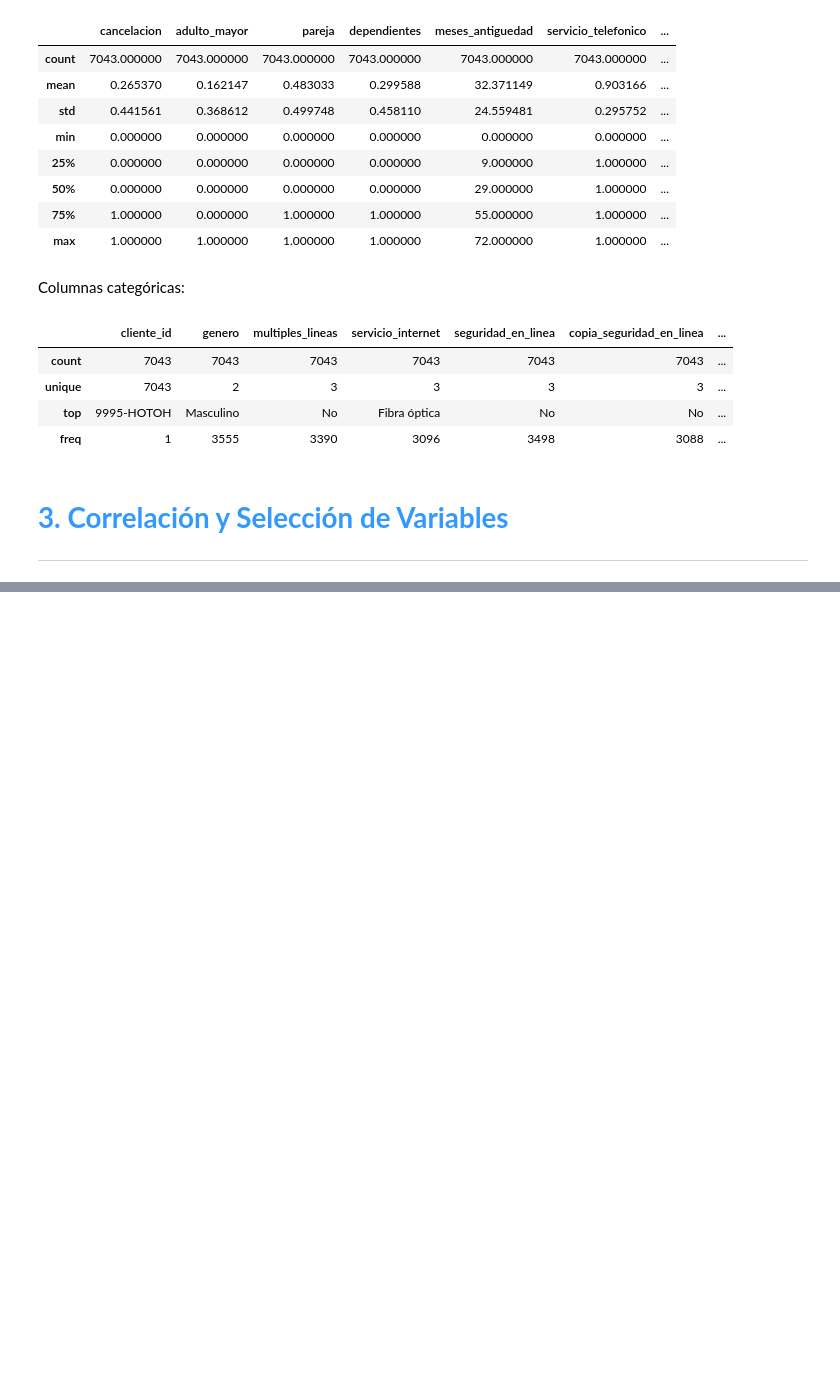
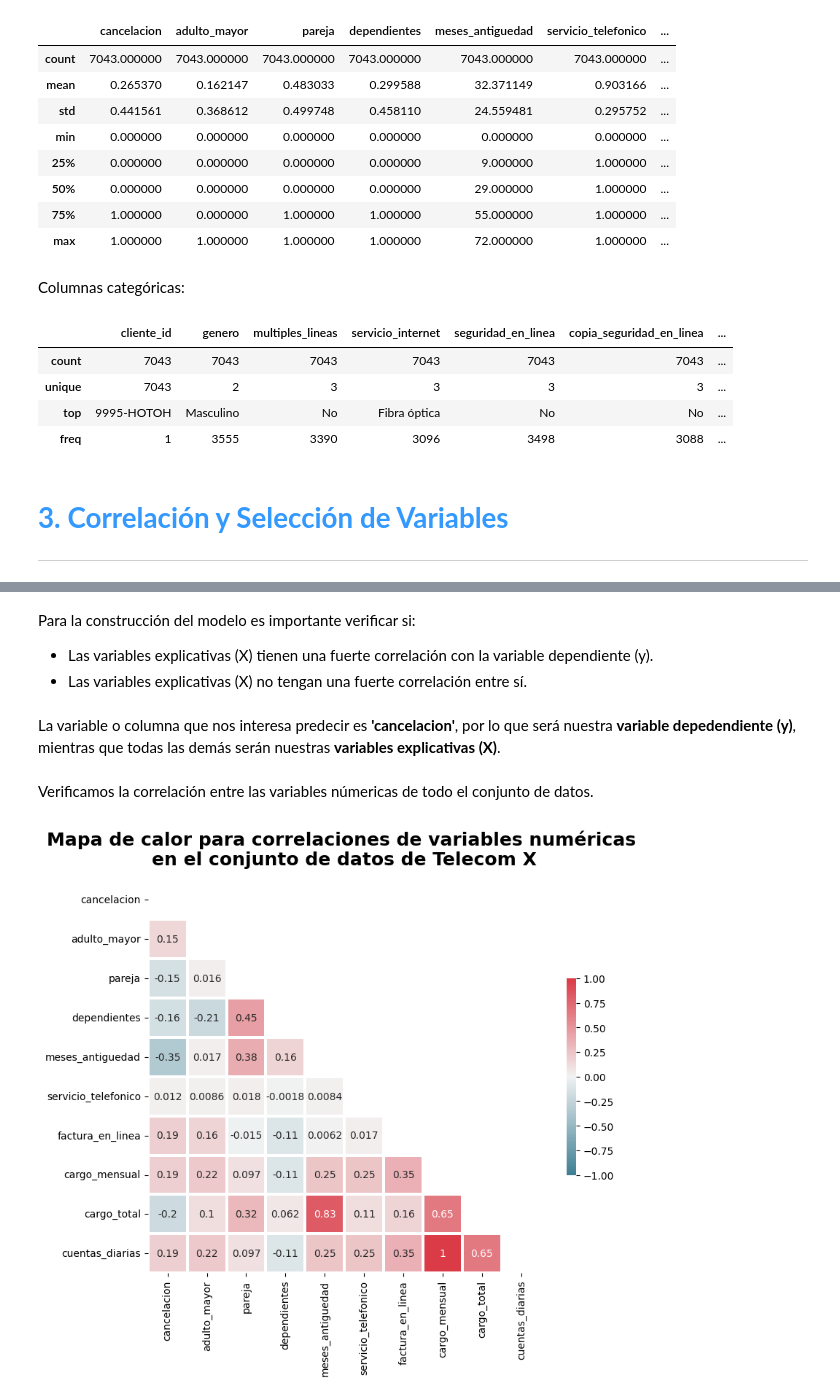
Before and after one commit to carloslozano-rg/challenge-telecom-x-parte-2-modelo-predictivo, a Jupyter notebook: Telecom_X_Modelo_Predictivo.ipynb, the cells around one changed output, grey strips where cells are left out. Cells and saved outputs as stored; diff of their text form; code cells hidden in the pictures; blank space fills up the shorter version.

```diff
--- a/Telecom_X_Modelo_Predictivo.ipynb
+++ b/Telecom_X_Modelo_Predictivo.ipynb
@@ -115,0 +123,8 @@ telecom_x_df_inicial.describe(include='object')
+# %% [markdown]
+Para la construcción del modelo es importante verificar si:
+- Las variables explicativas (X) tienen una fuerte correlación con la variable dependiente (y).
+- Las variables explicativas (X) no tengan una fuerte correlación entre sí.
+# %% [markdown]
+La variable o columna que nos interesa predecir es **'cancelacion'**, por lo que será nuestra **variable depedendiente (y)**, mientras que todas las demás serán nuestras **variables explicativas (X)**.
+# %% [markdown]
+Verificamos la correlación entre las variables númericas de todo el conjunto de datos.
@@ -115,0 +136,30 @@ telecom_x_df_inicial.describe(include='object')
+# %%
+def corr_var_num_viz():
+    # Argumentos para gráfico
+    corr_var_num = telecom_x_df_inicial.corr(numeric_only=True)
+    mascara = np.zeros_like(a=corr_var_num, dtype=bool)
+    mascara[np.triu_indices_from(mascara)] = True
+
+    # Configuramos el lienzo de matplotlib
+    fig, ax = plt.subplots(figsize=(9,7))
+    # Generamos mapa de calor
+    color_map = sns.diverging_palette(h_neg=220, h_pos=10, as_cmap=True)
+    # Creamos el gráfico
+    sns.heatmap(
+        data=corr_var_num,
+        mask=mascara,
+        cmap=color_map,
+        vmax=1,
+        vmin=-1,
+        center=0,
+        square=True,
+        linewidths=1.5,
+        annot=True,
+        cbar_kws={"shrink": 0.5}
+    )
+    ax.set_title(label='Mapa de calor para correlaciones de variables numéricas \nen el conjunto de datos de Telecom X', fontsize=18, fontweight='bold', pad=15)
+    return plt
+# %%
+corr_var_num_viz().show();
+# %% [output]
+[figure, added]
```
Also changed, not shown: parts of 26 cells of this notebook.
